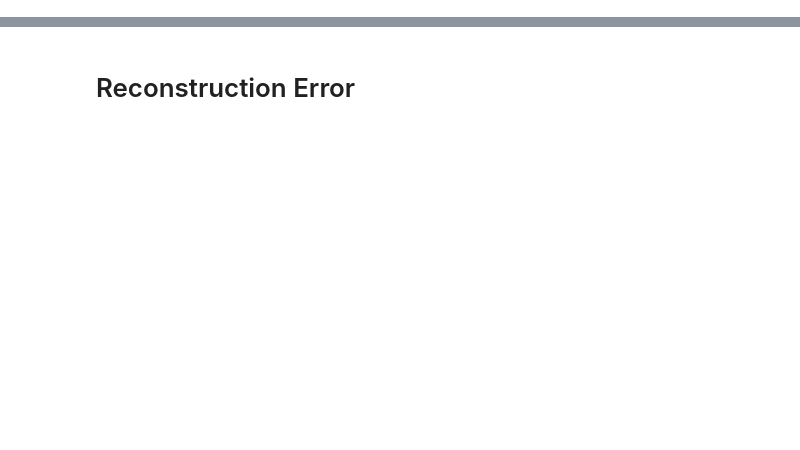
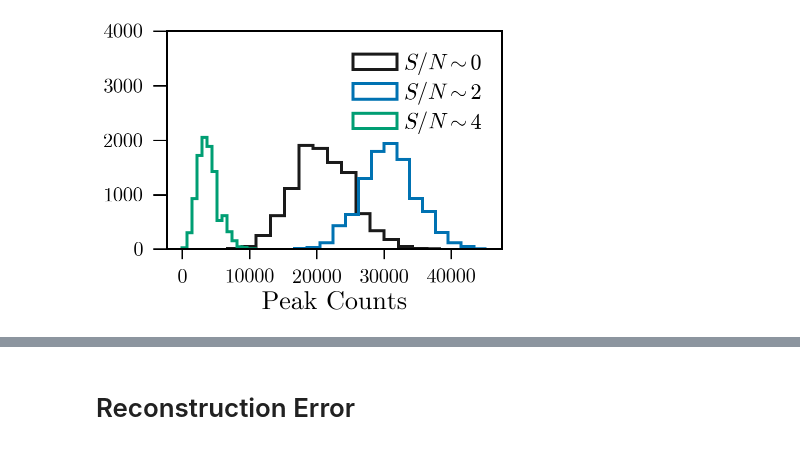
Before and after one commit to xzackli/gp_lens, a Jupyter notebook: Peaks.ipynb, the cells around one changed output, grey strips where cells are left out. Cells and saved outputs as stored; diff of their text form; code cells hidden in the pictures; blank space fills up the shorter version.

```diff
--- a/Peaks.ipynb
+++ b/Peaks.ipynb
@@ -21,0 +34,10 @@ plt.plot(peaks.fid)
+# %%
+plt.hist( y[:,4], bins=15, histtype='step', label=r"$S/N \sim 0$" )
+plt.hist( y[:,17], bins=15, histtype='step', label=r"$S/N \sim 2$" )
+plt.hist( y[:,29], bins=15, histtype='step', label=r"$S/N \sim 4$" )
+plt.legend()
+plt.ylim(0,4000)
+plt.xlabel('Peak Counts')
+plt.savefig('figures/peaks_are_gaussian.pdf')
+# %% [output]
+[figure, added]
```
Also changed, not shown: parts of 11 cells of this notebook, 29 other files.
